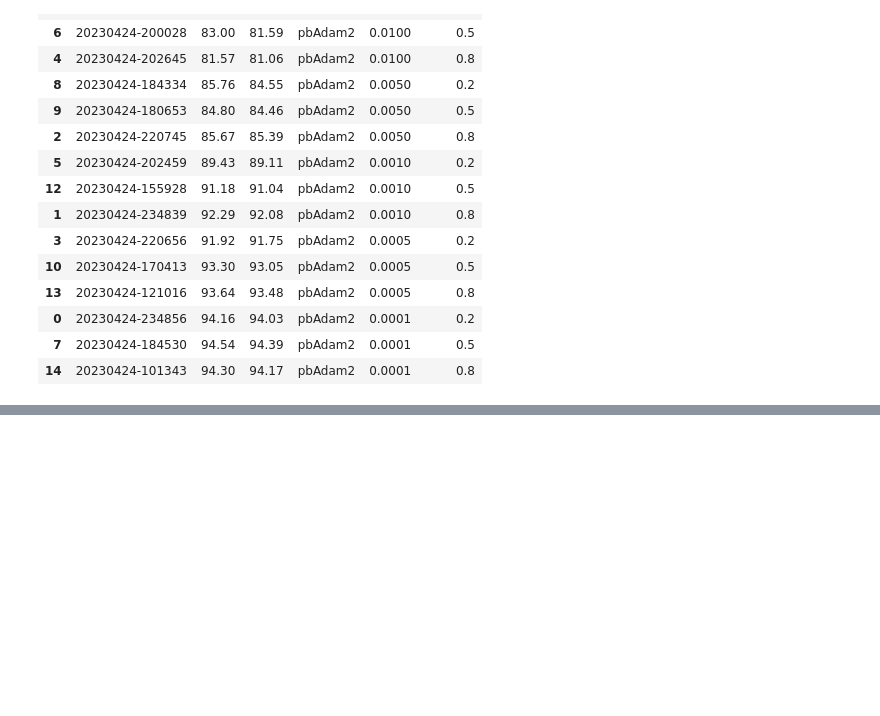
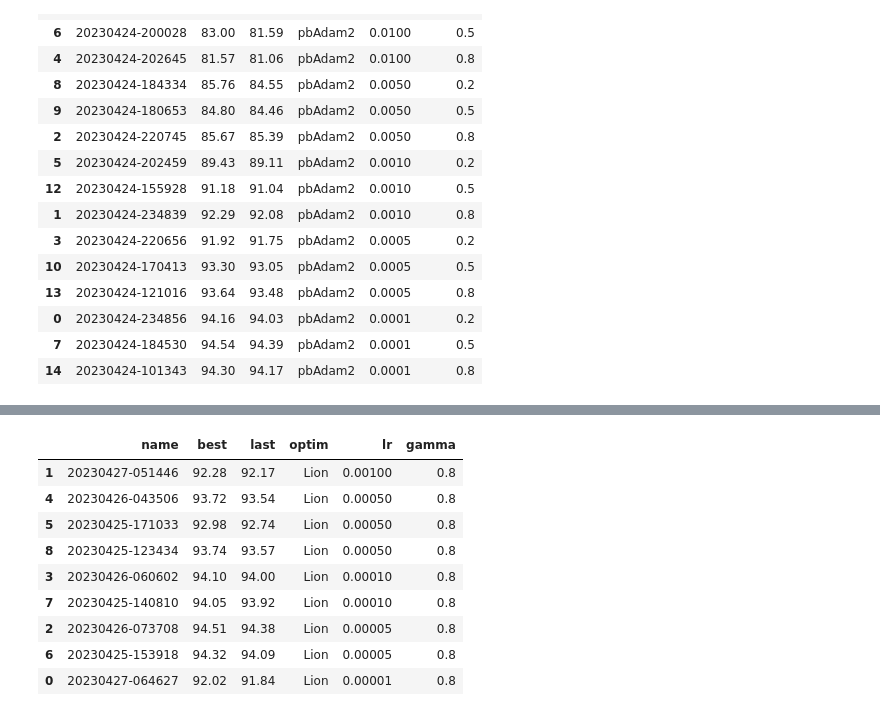
Before and after one commit to lxysl/pbSGD, a Jupyter notebook: statistics.ipynb, the cells around one changed output, grey strips where cells are left out. Saved outputs shown, nothing was run; the diff lists cells and outputs as text; code cells hidden in the pictures; blank space fills up the shorter version.

```diff
--- a/statistics.ipynb
+++ b/statistics.ipynb
@@ -339,0 +450,59 @@ runs_df
+# %%
+api = wandb.Api()
+
+runs = api.runs(path="lxy764139720/pbAdam")
+summary_list, history_list, config_list, name_list = [], [], [], []
+optim_list, lr_list, gamma_list = [], [], []
+best_list, last_list = [], []
+for run in runs:
+    if run.config['optim'] == 'Lion':
+        summary_list.append(run.summary._json_dict)
+        # history_list.append(run.history())
+        # config_list.append(
+        #     {k: v for k,v in run.config.items()
+        #      if not k.startswith('_')})
+        name_list.append(run.name)
+
+        try:
+            accuracy = run.history()['val acc'][-30:]
+            # 保留两位小数
+            best = np.round(max(accuracy), 2)
+            last = np.round(np.mean(accuracy), 2)
+            best_list.append(best)
+            last_list.append(last)
+        except:
+            best_list.append(0)
+            last_list.append(0)
+
+        optim = run.config['optim']
+        lr = run.config['lr']
+        gamma = run.config['gamma']
+
+        optim_list.append(optim)
+        lr_list.append(lr)
+        gamma_list.append(gamma)
+
+runs_df = pd.DataFrame({
+    "name": name_list,
+    "best": best_list,
+    "last": last_list,
+    "optim": optim_list,
+    "lr": lr_list,
+    "gamma": gamma_list,
+    })
+# runs_df = runs_df.sort_values(by=['optim', 'lr', 'gamma'])
+# sort runs_df by optim lr gamma, where lr is listed in descending order
+runs_df = runs_df.sort_values(by=['optim', 'lr', 'gamma'], ascending=[True, False, True])
+runs_df.to_csv("cifar10_res50_Lion_results.csv")
+runs_df
+# %% [output]
+|  | name | best | last | optim | lr | gamma |
+| 1 | 20230427-051446 | 92.28 | 92.17 | Lion | 0.00100 | 0.8 |
+| 4 | 20230426-043506 | 93.72 | 93.54 | Lion | 0.00050 | 0.8 |
+| 5 | 20230425-171033 | 92.98 | 92.74 | Lion | 0.00050 | 0.8 |
+| 8 | 20230425-123434 | 93.74 | 93.57 | Lion | 0.00050 | 0.8 |
+| 3 | 20230426-060602 | 94.10 | 94.00 | Lion | 0.00010 | 0.8 |
+| 7 | 20230425-140810 | 94.05 | 93.92 | Lion | 0.00010 | 0.8 |
+| 2 | 20230426-073708 | 94.51 | 94.38 | Lion | 0.00005 | 0.8 |
+| 6 | 20230425-153918 | 94.32 | 94.09 | Lion | 0.00005 | 0.8 |
+| 0 | 20230427-064627 | 92.02 | 91.84 | Lion | 0.00001 | 0.8 |
```
Also changed, not shown: parts of 6 cells of this notebook, 20 other files.
